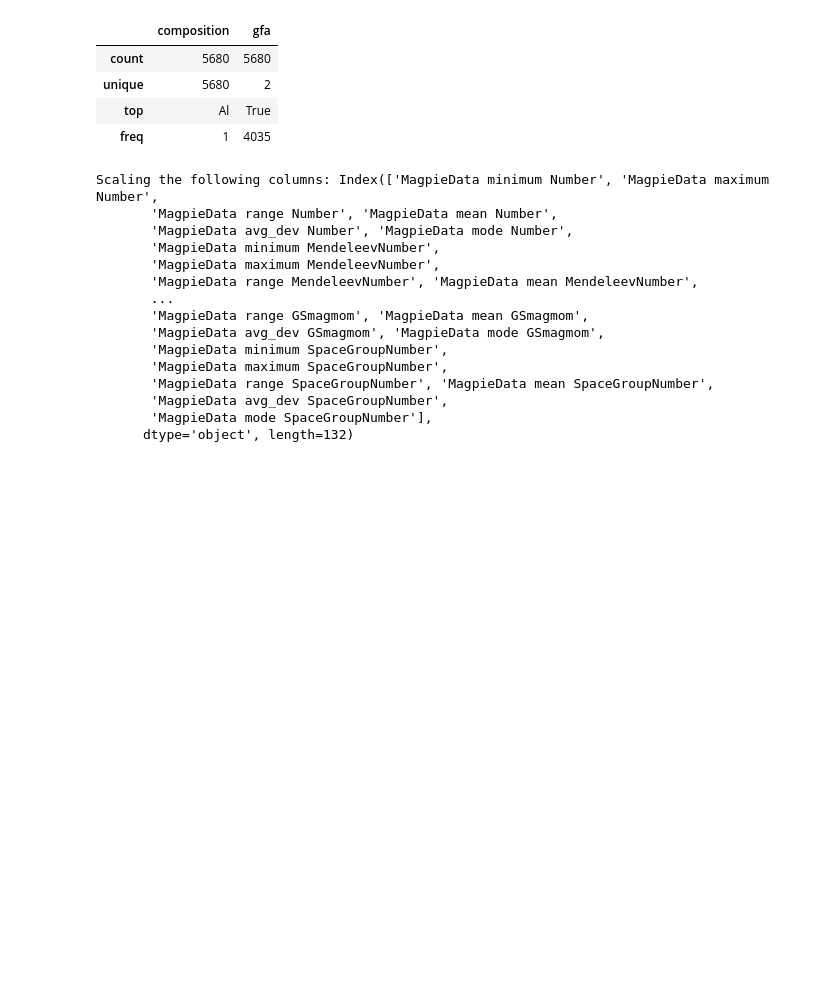
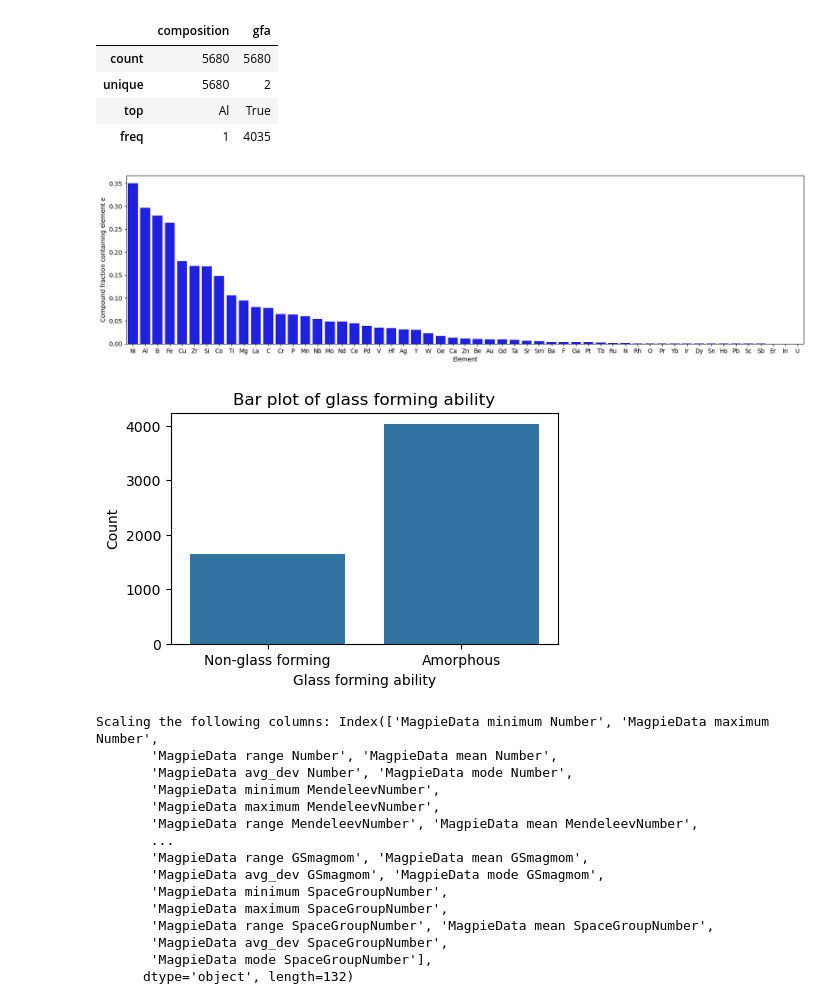
Before and after one commit to abhi0raj/Amorphous-classifier, a Jupyter notebook: main.ipynb, the cells around one changed output. Saved outputs shown, nothing was run; the diff lists cells and outputs as text; code cells hidden in the pictures; blank space fills up the shorter version.

Commit message:
Added data visualisation plots

```diff
--- a/main.ipynb
+++ b/main.ipynb
@@ -99,3 +99,65 @@ df.describe()
 | unique | 5680 | 2 |
 | top | Al | True |
 | freq | 1 | 4035 |
+# %%
+import matplotlib.pyplot as plt
+from pymatgen.core import Composition
+from collections import defaultdict
+import seaborn as sns
+import numpy as np  # Ensure numpy is imported for operations like sum
+import pandas as pd  # Ensure pandas is imported for DataFrame operations
+
+def plot_element_fractions(df):
+    # Convert the 'composition' column from string to pymatgen Composition objects
+    df["composition"] = df["composition"].map(Composition)
+
+    # Apply a lambda function to 'composition' to get a dictionary of element amounts
+    values = df["composition"].apply(lambda s: s.get_el_amt_dict())
+
+    # Initialize dictionaries to store elements and their proportions
+    elements = defaultdict(float)
+    proportions = defaultdict(list)
+
+    # Iterate over each composition to calculate total amounts and proportions
+    for s in values:
+        tot = np.sum(list(s.values()))  # Calculate total amount of elements in each composition
+        for e in s:  # Iterate through elements in the composition
+            elements[e] += 1  # Count occurrences of each element across all compositions
+            proportions[e] += [s[e]/tot]  # Calculate and store the proportion of each element
+
+    # Calculate the frequency of each element as a fraction of total compositions
+    for elem in elements:
+        elements[elem] /= len(values)
+
+    # Calculate mean proportion of each element across all compositions
+    mean_proportions = {elem: np.mean(proportions[elem]) for elem in proportions}
+    # Sort elements by their mean proportions in descending order
+    mean_proportions = dict(sorted(mean_proportions.items(), key=lambda x: x[1], reverse=True))
+    # Sort elements by their occurrence frequency in descending order
+    elements = dict(sorted(elements.items(), key=lambda x: x[1], reverse=True))
+
+    # Convert the elements dictionary to a DataFrame for plotting with seaborn
+    elements_df = pd.DataFrame(list(elements.items()), columns=['Element', 'Fraction'])
+
+    # Create the plot
+    plt.figure(figsize=(20,5))
+    # Use seaborn to create a bar plot showing the fraction of compounds containing each element
+    sns.barplot(x='Element', y='Fraction', data=elements_df, color='b')
+    plt.ylabel('Compound fraction containing element e')
+    plt.show()
+
+# Note: Before running plot_element_fractions(df), ensure 'df' is a DataFrame with a 'composition' column
+
+
+plot_element_fractions(df)
+
+plt.figure(figsize=(5, 3))
+sns.countplot(x='gfa', data=df)
+plt.xlabel('Glass forming ability')
+plt.xticks([0, 1], ['Non-glass forming', 'Amorphous'])
+plt.ylabel('Count')
+plt.title('Bar plot of glass forming ability')
+plt.show()
+# %% [output]
+[figure, added]
+[figure, added]
```
Also changed, not shown: parts of 1 cell of this notebook.
